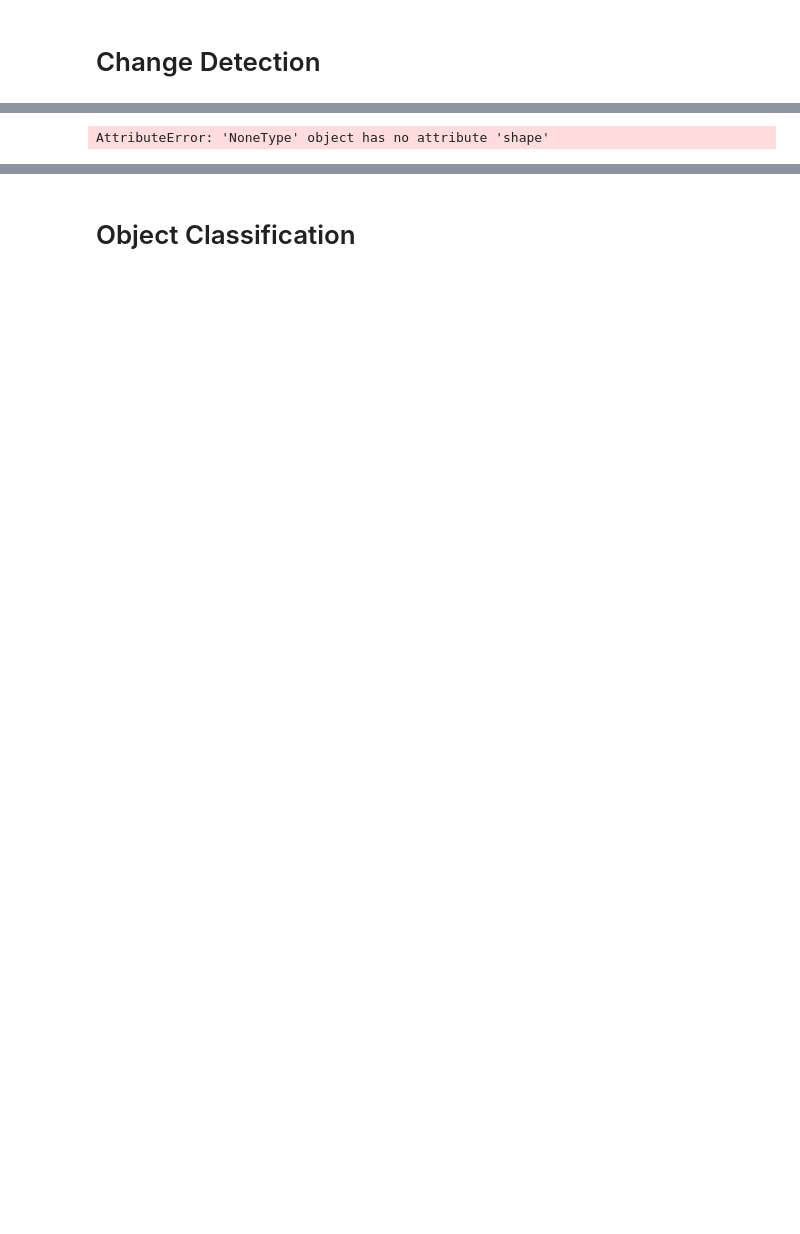
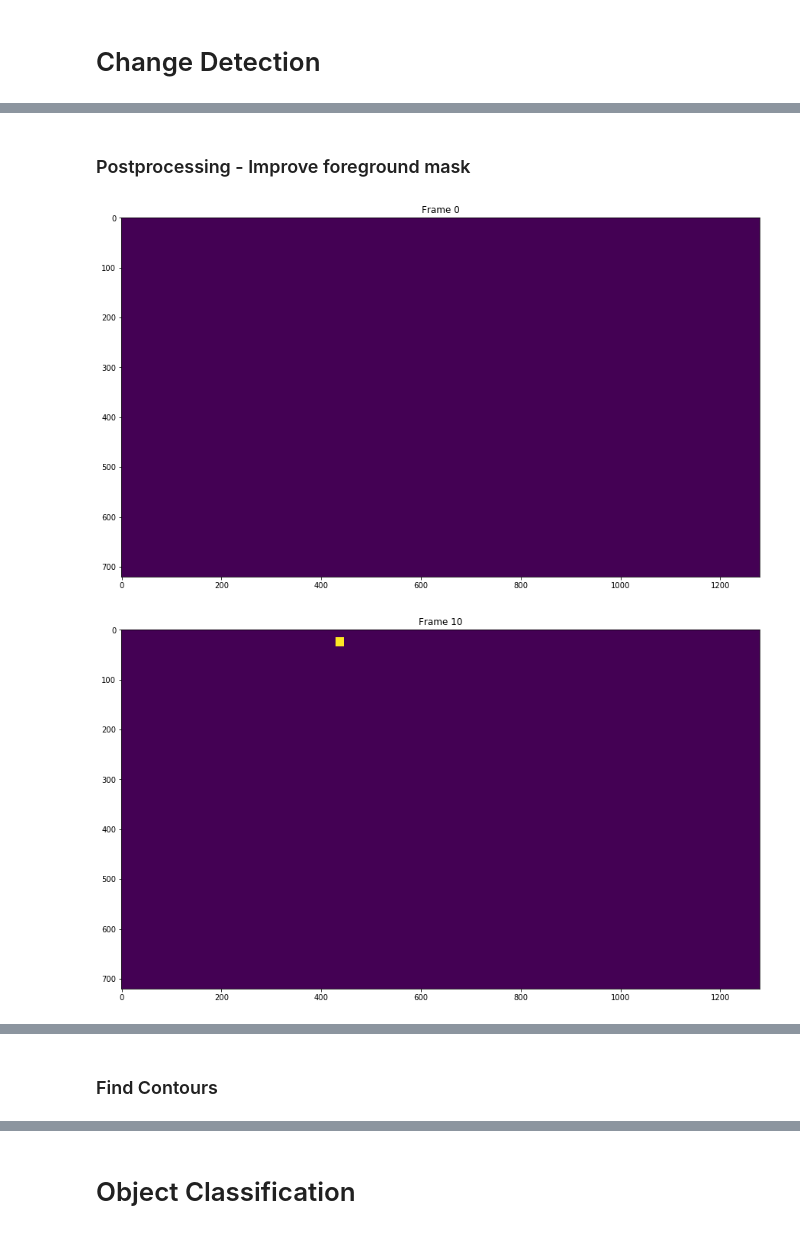
Before and after one commit to GuyAttia/sensitive_motion_detection, a Jupyter notebook: Pipeline-Alon.ipynb, the cells around one changed output, grey strips where cells are left out. Saved outputs shown, nothing was run; the diff lists cells and outputs as text; code cells hidden in the pictures; blank space fills up the shorter version.

```diff
--- a/Pipeline-Alon.ipynb
+++ b/Pipeline-Alon.ipynb
@@ -140,5 +124,9 @@ AttributeError: 'NoneType' object has no attribute 'shape'
-# %%
-save_video(det_vid, video_det_path)
-# Video(video_det_path, height=400, width=600)
-# %% [output]
-AttributeError: 'NoneType' object has no attribute 'shape'
+# %% [markdown]
+### Postprocessing - Improve foreground mask
+# %%
+v_fg_mask_pp = improve_foreground(v_fg_mask)
+# %%
+play_video_by_images(v_fg_mask_pp, frame_rate=10)
+# %% [output]
+[figure, added]
+[figure, added]
@@ -144,0 +138,2 @@ AttributeError: 'NoneType' object has no attribute 'shape'
+# %% [markdown]
+### Find Contours
```
Also changed, not shown: parts of 44 cells of this notebook, 3 other files.
